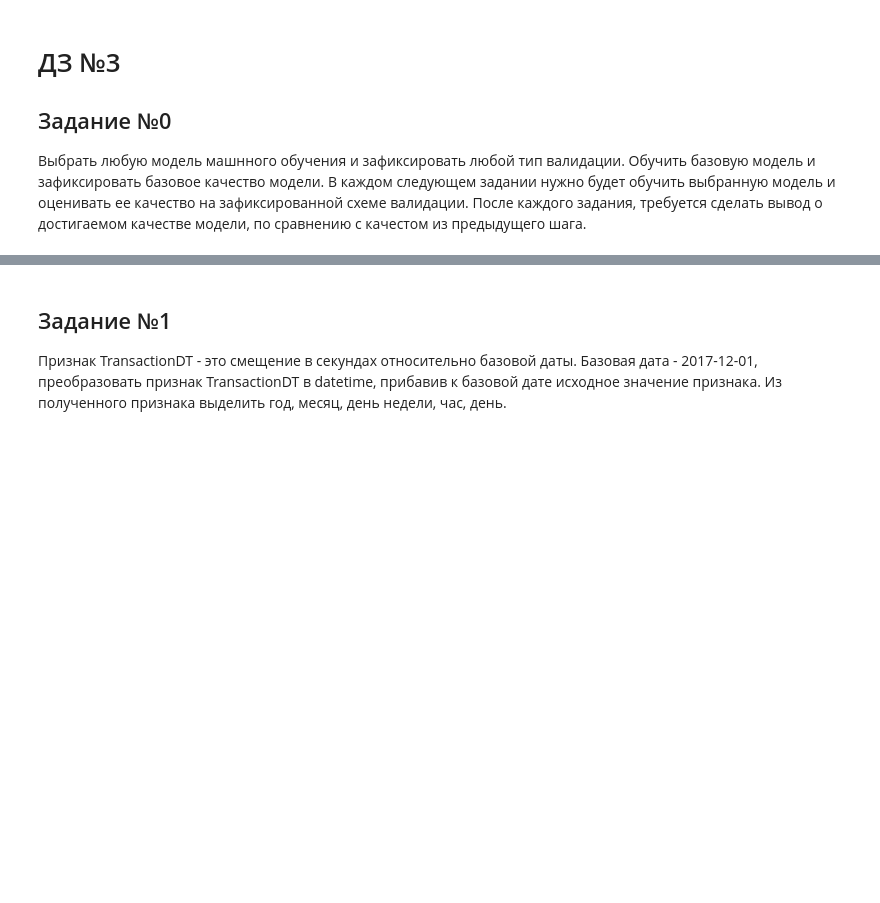
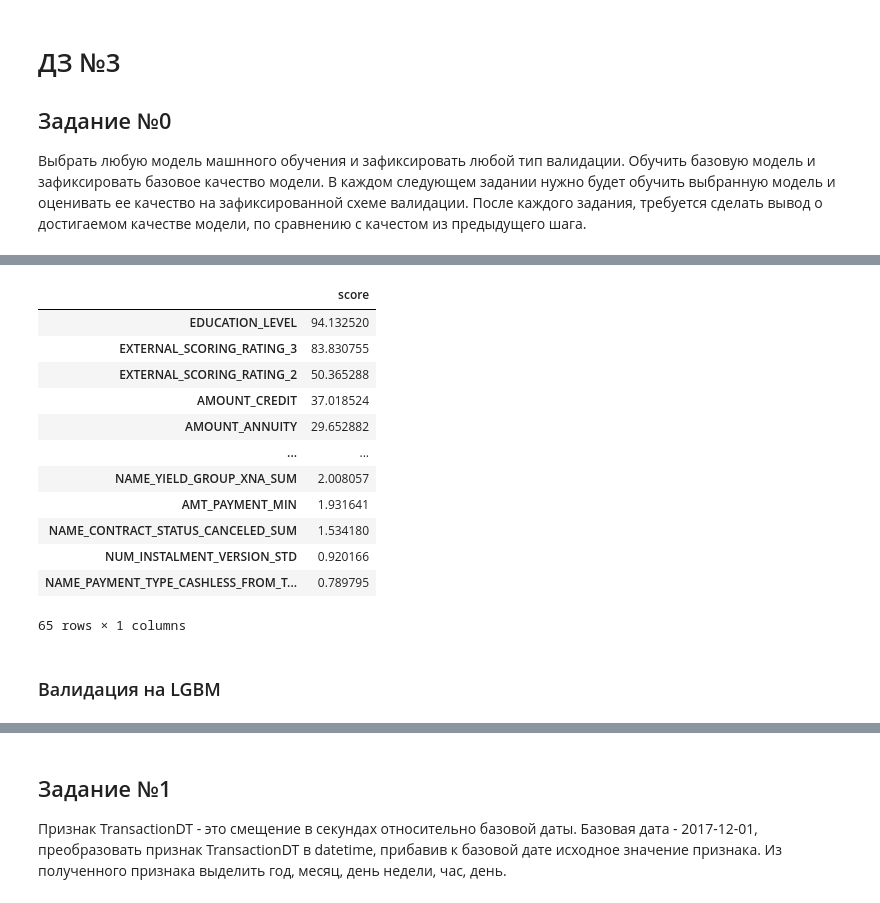
Before and after one commit to VitalyGladyshev/Python_for_DS, a Jupyter notebook: HW_03.ipynb, the cells around one changed output, grey strips where cells are left out. Cells and saved outputs as stored; diff of their text form; code cells hidden in the pictures; blank space fills up the shorter version.

```diff
--- a/HW_03.ipynb
+++ b/HW_03.ipynb
@@ -859,0 +1133,3 @@ test_prep.to_csv(data_dir + "test_prep.csv", sep=";", index=False)
+# %%
+f_i = xg_reg.get_score(importance_type='gain')
+f_i
@@ -859,0 +1154,22 @@ test_prep.to_csv(data_dir + "test_prep.csv", sep=";", index=False)
+# %%
+keys = list(f_i.keys())
+values = list(f_i.values())
+
+fi_dt = pd.DataFrame(data=values, index=keys, columns=["score"]).sort_values(by = "score", ascending=False)
+fi_dt
+# %% [output]
+|  | score |
+| EDUCATION_LEVEL | 94.132520 |
+| EXTERNAL_SCORING_RATING_3 | 83.830755 |
+| EXTERNAL_SCORING_RATING_2 | 50.365288 |
+| AMOUNT_CREDIT | 37.018524 |
+| AMOUNT_ANNUITY | 29.652882 |
+| ... | ... |
+| NAME_YIELD_GROUP_XNA_SUM | 2.008057 |
+| AMT_PAYMENT_MIN | 1.931641 |
+| NAME_CONTRACT_STATUS_CANCELED_SUM | 1.534180 |
+| NUM_INSTALMENT_VERSION_STD | 0.920166 |
+| NAME_PAYMENT_TYPE_CASHLESS_FROM_T... | 0.789795 |
+65 rows × 1 columns
+# %% [markdown]
+### Валидация на LGBM
```
Also changed, not shown: parts of 57 cells of this notebook.
